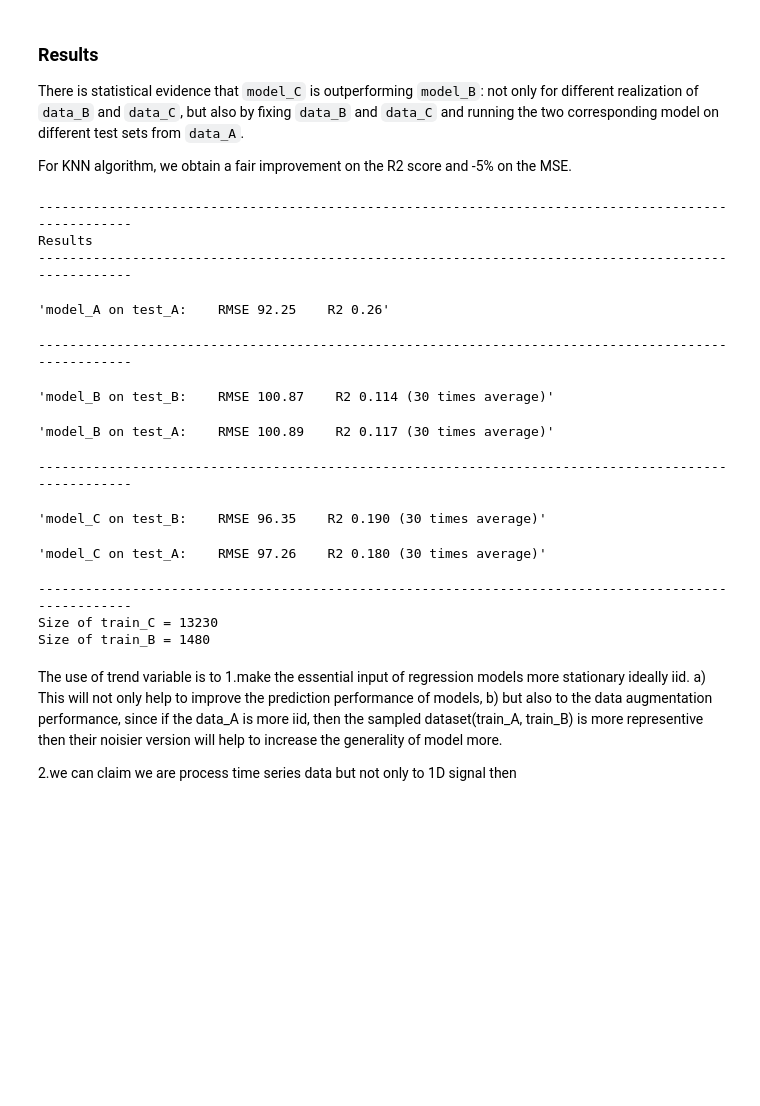
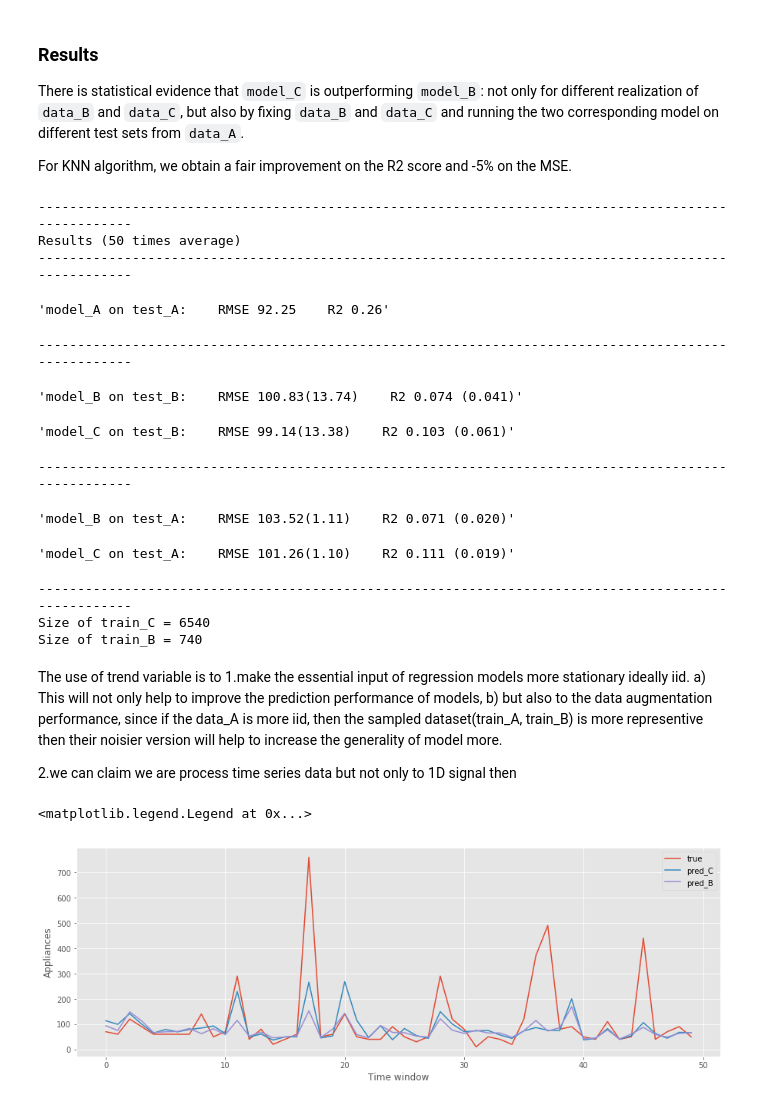
Before and after one commit to fdesmond/seme-ts, a Jupyter notebook: TS_aug.ipynb, the cells around one changed output. Cells and saved outputs as stored; diff of their text form; code cells hidden in the pictures; blank space fills up the shorter version.

```diff
--- a/TS_aug.ipynb
+++ b/TS_aug.ipynb
@@ -284,7 +284,7 @@ The general algorithm goes as follow:
 Observe that this latter technique is breaking the local time-structure of the dataset, but it keeps the categorical structure given by the `y` label.
 # %%
 n_bin = 9
-n_tries = 30
+n_tries = 50
 
 # initialize list of results
 R2_B = np.zeros(shape = (n_tries,2))
@@ -294,7 +294,6 @@ rmse_C = np.zeros(shape = (n_tries,2))
 
 
 for k in range(n_tries):
-    print(k)
     # sample data_B
     xtrain_B = xtrain_A_t.sample(frac = p, random_state=k)
     ytrain_B = ytrain_A.loc[xtrain_B.index]
@@ -388,30 +369,30 @@ There is statistical evidence that `model_C` is outperforming `model_B`: not onl
 
 For KNN algorithm, we obtain a fair improvement on the R2 score and -5% on the MSE.
 # %%
-print('-'*100 + '\n' + 'Results' + '\n' + '-'*100)
+print('-'*100 + '\n' + 'Results ({} times average)'.format(n_tries) + '\n' + '-'*100)
 display('model_A on test_A:    RMSE {:.2f}    R2 {:.2f}'.format(rmse_AA,R2_AA))
 print('-'*100)
-display('model_B on test_B:    RMSE {:.2f}    R2 {:.3f} ({} times average)'.format(rmse_B[:,0].mean(), R2_B[:,0].mean(), n_tries),\
-        'model_B on test_A:    RMSE {:.2f}    R2 {:.3f} ({} times average)'.format(rmse_B[:,1].mean(), R2_B[:,1].mean(), n_tries))
+display('model_B on test_B:    RMSE {:.2f}({:.2f})    R2 {:.3f} ({:.3f})'.format(rmse_B[:,0].mean(), rmse_B[:,0].std(), R2_B[:,0].mean(), R2_B[:,0].std()),\
+        'model_C on test_B:    RMSE {:.2f}({:.2f})    R2 {:.3f} ({:.3f})'.format(rmse_C[:,0].mean(), rmse_C[:,0].std(), R2_C[:,0].mean(), R2_C[:,0].std()))
 print('-'*100)
-display('model_C on test_B:    RMSE {:.2f}    R2 {:.3f} ({} times average)'.format(rmse_C[:,0].mean(), R2_C[:,0].mean(), n_tries),\
-        'model_C on test_A:    RMSE {:.2f}    R2 {:.3f} ({} times average)'.format(rmse_C[:,1].mean(), R2_C[:,1].mean(), n_tries))
+display('model_B on test_A:    RMSE {:.2f}({:.2f})    R2 {:.3f} ({:.3f})'.format(rmse_B[:,1].mean(), rmse_B[:,1].std(), R2_B[:,1].mean(), R2_B[:,1].std()),\
+        'model_C on test_A:    RMSE {:.2f}({:.2f})    R2 {:.3f} ({:.3f})'.format(rmse_C[:,1].mean(), rmse_C[:,1].std(), R2_C[:,1].mean(), R2_C[:,1].std()))
 print('-'*100 + '\n' + 'Size of train_C = {:.0f}'.format(sxtrain_C.shape[0])\
               + '\n' + 'Size of train_B = {:.0f}'.format(sxtrain_B.shape[0]))
 # %% [output]
 ----------------------------------------------------------------------------------------------------
-Results
+Results (50 times average)
 ----------------------------------------------------------------------------------------------------
 'model_A on test_A:    RMSE 92.25    R2 0.26'
 ----------------------------------------------------------------------------------------------------
-'model_B on test_B:    RMSE 100.87    R2 0.114 (30 times average)'
+'model_B on test_B:    RMSE 100.83(13.74)    R2 0.074 (0.041)'
-'model_B on test_A:    RMSE 100.89    R2 0.117 (30 times average)'
+'model_C on test_B:    RMSE 99.14(13.38)    R2 0.103 (0.061)'
 ----------------------------------------------------------------------------------------------------
-'model_C on test_B:    RMSE 96.35    R2 0.190 (30 times average)'
+'model_B on test_A:    RMSE 103.52(1.11)    R2 0.071 (0.020)'
-'model_C on test_A:    RMSE 97.26    R2 0.180 (30 times average)'
+'model_C on test_A:    RMSE 101.26(1.10)    R2 0.111 (0.019)'
 ----------------------------------------------------------------------------------------------------
-Size of train_C = 13230
-Size of train_B = 1480
+Size of train_C = 6540
+Size of train_B = 740
 # %% [markdown]
 The use of trend variable is to
 1.make the essential input of regression models more stationary ideally iid.
@@ -419,3 +400,16 @@ a) This will not only help to improve the prediction performance of models,
 b) but also to the data augmentation performance, since if the data_A is more iid, then the sampled dataset(train_A, train_B) is more representive then their noisier version will help to increase the generality of model more.
 
 2.we can claim we are process time series data but not only to 1D signal then
+# %%
+plt.rcParams['figure.figsize'] = [15, 5]
+s=1000
+i=50
+plt.plot(range(i), ytest_A[s:s+i], label = "true")
+plt.plot(range(i), model_C.predict(sxtest_A_t[s:s+i]), label = "pred_C")
+plt.plot(range(i), model_B.predict(sxtest_A_t[s:s+i]), label = "pred_B")
+plt.xlabel('Time window')
+plt.ylabel('Appliances')
+plt.legend()
+# %% [output]
+<matplotlib.legend.Legend at 0x...>
+[figure, added]
```
Also changed, not shown: parts of 3 cells of this notebook.
